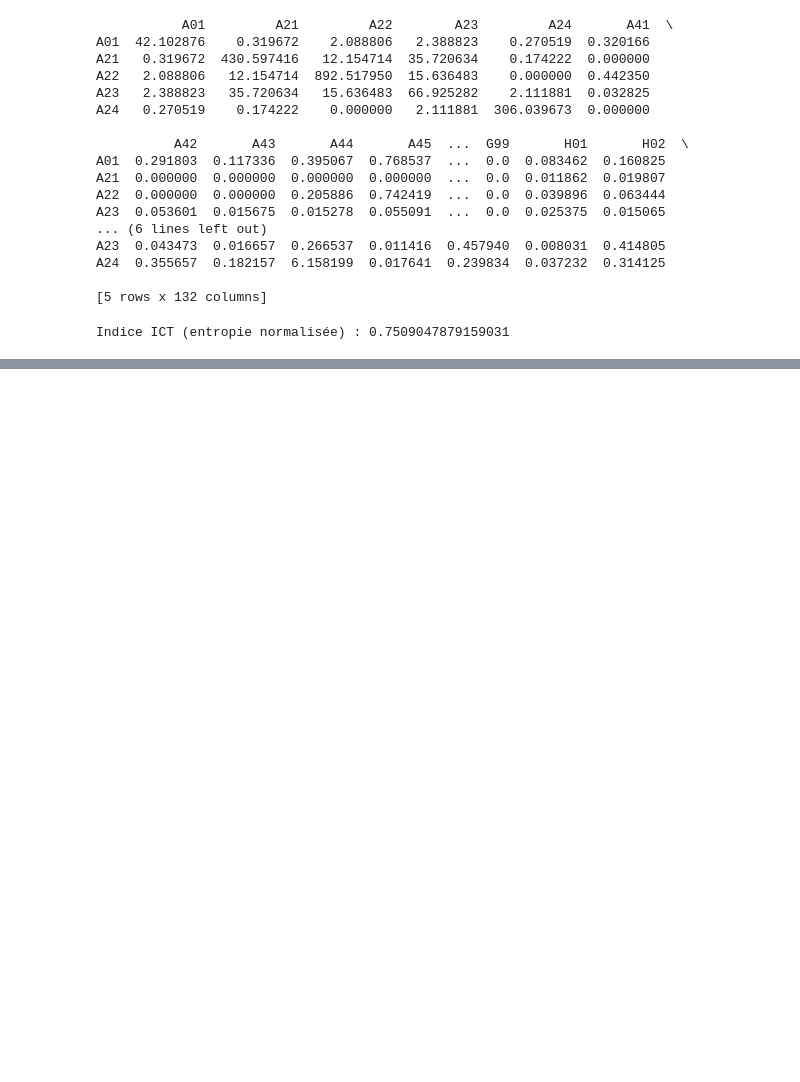
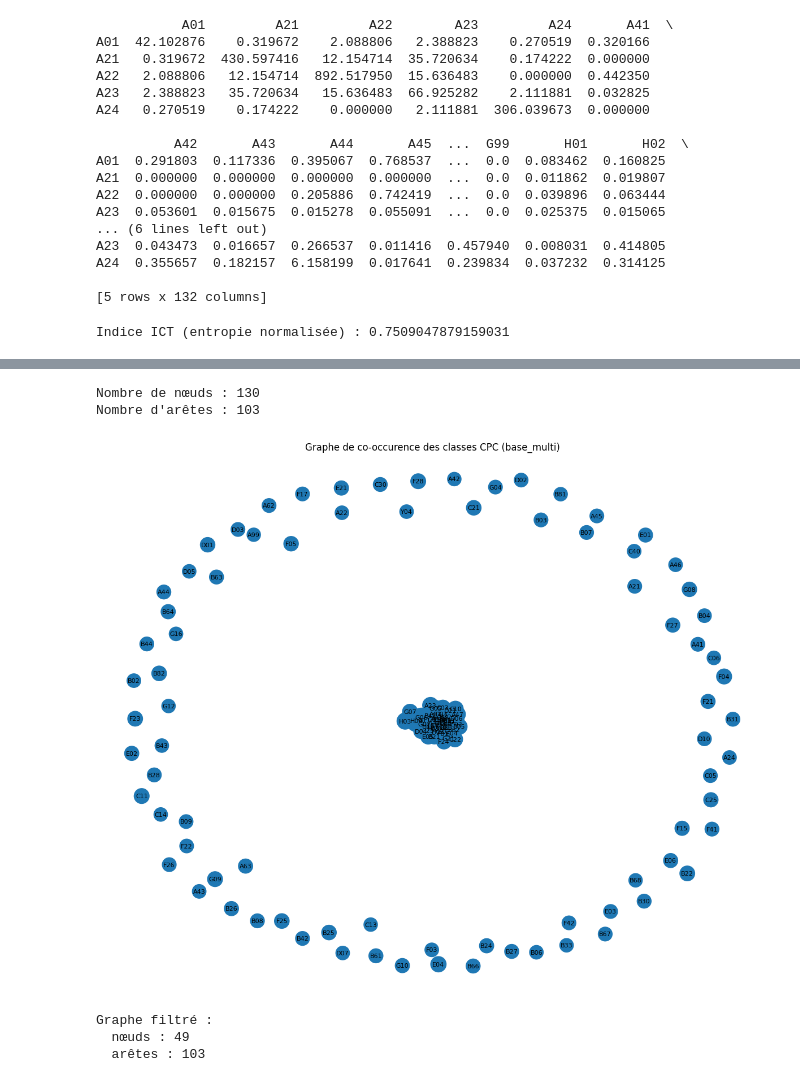
Before and after one commit to quentinbenchetrit/Stat-App, a Jupyter notebook: matrice_co_occurence.ipynb, the cells around one changed output, grey strips where cells are left out. Saved outputs shown, nothing was run; the diff lists cells and outputs as text; code cells hidden in the pictures; blank space fills up the shorter version.

```diff
--- a/matrice_co_occurence.ipynb
+++ b/matrice_co_occurence.ipynb
@@ -336,3 +304,10 @@ print("Indice ICT (entropie normalisée) :", ICT_entropy)
 # Un indice entre 0 et 1 : 0 = technologies cloisonnées / 1 = recombinaisons très diversifiées
 # %% [output]
 Indice ICT (entropie normalisée) : 0.7509047879159031
+# %%
+# importation du fichier de Quentin
+import pandas as pd
+base_CPC = pd.read_parquet("patents_merged.parquet")
+
+base_CPC.head()
+# len(base_CPC) # 309 781 lignes
@@ -338,0 +321,3 @@ Indice ICT (entropie normalisée) : 0.7509047879159031
+# %%
+# on crée une base_multi qui ne conserve que les lignes des brevets qui ont plusieurs codes CPC
+base_multi = base_CPC[base_CPC["cpc4_list"].apply(len) > 1].copy()
@@ -338,0 +492,9 @@ Indice ICT (entropie normalisée) : 0.7509047879159031
+# %%
+# -------------------------
+# 3) Matrice de co-occurrence des classes CPC
+# -------------------------
+
+cooccurrence = df_matrix.T.dot(df_matrix)
+
+print("Matrice de co-occurrence (extrait) :")
+print(cooccurrence.head())
@@ -338,0 +581,51 @@ Indice ICT (entropie normalisée) : 0.7509047879159031
+# %%
+# Si le graphe est trop dense, tu peux vérifier rapidement :
+print(f"Nombre de nœuds : {G.number_of_nodes()}")
+print(f"Nombre d'arêtes : {G.number_of_edges()}")
+
+# 4) Calculer une disposition (layout)
+pos = nx.spring_layout(G, k=0.5, seed=0)  # layout "force-based"
+
+# 5) Taille des nœuds proportionnelle à leur fréquence
+freqs = nx.get_node_attributes(G, "freq")
+max_freq = max(freqs.values()) if freqs else 1
+
+node_sizes = [300 + 1700 * (freqs[n] / max_freq) for n in G.nodes()]  # entre ~300 et 2000
+
+# 6) Poids des arêtes proportionnel à la co-occurence
+weights = nx.get_edge_attributes(G, "weight")
+max_w = max(weights.values()) if weights else 1
+edge_widths = [0.5 + 4 * (weights[edge] / max_w) for edge in G.edges()]
+
+# 7) Dessin du graphe
+plt.figure(figsize=(12, 10))
+
+nx.draw_networkx_nodes(G, pos, node_size=node_sizes)
+nx.draw_networkx_edges(G, pos, width=edge_widths, alpha=0.6)
+nx.draw_networkx_labels(G, pos, font_size=8)
+
+plt.title("Graphe de co-occurence des classes CPC (base_multi)")
+plt.axis("off")
+plt.tight_layout()
+plt.show()
+# %% [output]
+Nombre de nœuds : 130
+Nombre d'arêtes : 103
+[figure, added]
+# %%
+import networkx as nx
+import matplotlib.pyplot as plt
+
+# On part du graphe G déjà construit avec les poids "weight"
+
+# 1) Enlever les nœuds isolés (degré 0)
+nodes_with_edges = [n for n, d in G.degree() if d > 0]
+G2 = G.subgraph(nodes_with_edges).copy()
+
+print("Graphe filtré :")
+print("  nœuds :", G2.number_of_nodes())
+print("  arêtes :", G2.number_of_edges())
+# %% [output]
+Graphe filtré :
+  nœuds : 49
+  arêtes : 103
```
Also changed, not shown: parts of 43 cells of this notebook, 1 other file.
